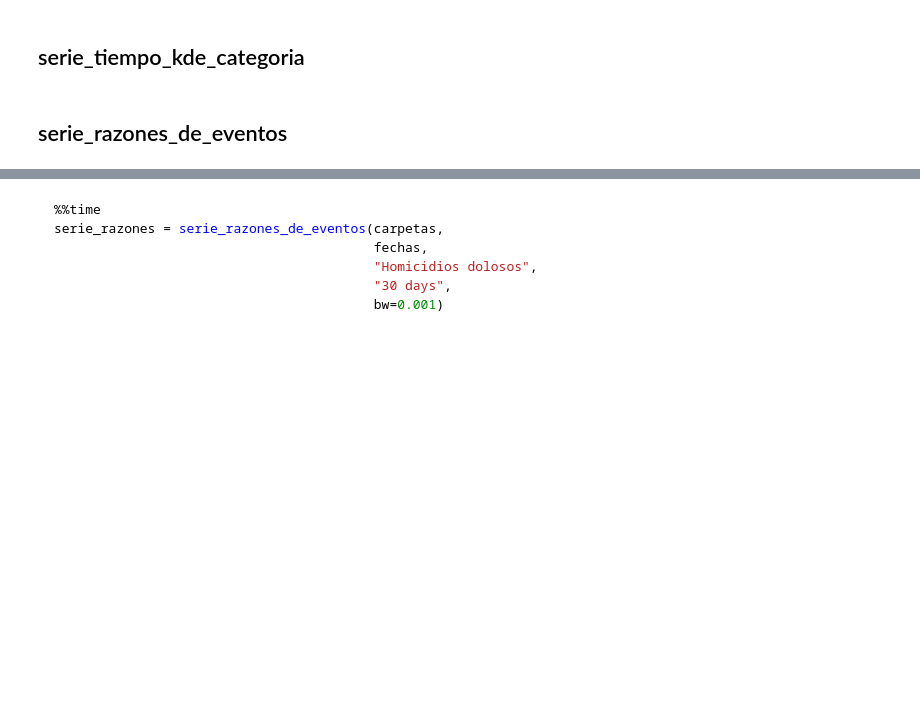
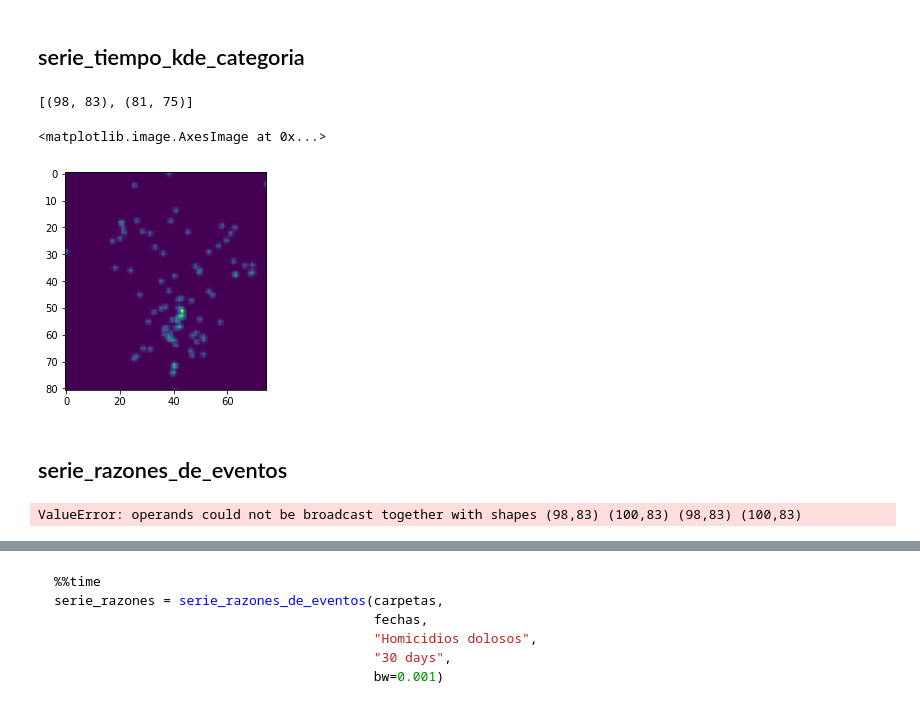
Before and after one commit to CentroGeo/criminologia_cdmx, a Jupyter notebook: 01_patrones_espacio_temporales.ipynb, the cells around one changed output, grey strips where cells are left out. Saved outputs shown, nothing was run; the diff lists cells and outputs as text; code cells hidden in the pictures; blank space fills up the shorter version.

```diff
--- a/01_patrones_espacio_temporales.ipynb
+++ b/01_patrones_espacio_temporales.ipynb
@@ -92,20 +150,20 @@ ax.plot_surface(xx, yy, zz,cmap='viridis', edgecolor='none')
 ## serie_tiempo_kde_categoria
 # %%
 # export
-def serie_tiempo_kde_categoria(carpetas, fechas, categorias, offset,
-                               grid_search={'bandwidth': np.linspace(0.001, 0.1, 20)},
-                               bw=None,
-                               **kwargs):
-    """Ajusta kdes egregando los datos sobre cada categoria e intervalo de fecha.
+def serie_tiempo_kde_categoria(carpetas, fechas, categorias, offset, size,
+                               grid_search={'bandwidth': np.linspace(10, 10000, 100)},
+                               bw=None):
+    """ Ajusta kdes egregando los datos sobre cada categoria e intervalo de fecha.
 
-       parameters:
-       carpetas: Las carpetas de investigación (preprocesadas)
-       fechas: lista de fechas con los extremos de los intervalos
-       categorias: Lista de categorías para calcular el KDE
-       offset: intervalo para agregar antes de la primera fecha, p.ej: "30 days" si los intervalos son mensuales
-       grid_search: {'bandwidth': np.linspace(0.001, 0.1, 100)} valores para ajustar el bandwidth (se usa sólo si bandwidth es nulo)
-       bandwidth: Si no se especifica grid_search, se tiene que dar un valor de bandwidth
-       **kwargs: argumentos extra que se pasan a `kde2D`
+       Args:
+           carpetas: Las carpetas de investigación (preprocesadas)
+           fechas: lista de fechas con los extremos de los intervalos
+           categorias: Lista de categorías para calcular el KDE
+           offset: intervalo para agregar antes de la primera fecha, p.ej: "30 days" si los intervalos son mensuales
+           size (float): Tamaño de la celda (en las unidades de la proyección)
+           grid_search: {'bandwidth': np.linspace(0.001, 0.1, 100)} valores para ajustar el bandwidth (se usa sólo si bandwidth es nulo)
+           bandwidth: Si no se especifica grid_search, se tiene que dar un valor de bandwidth
+           **kwargs: argumentos extra que se pasan a `kde2D`
 
        returns:
        (xx, yy) [zz]: la tupla (xx, yy) es el grid común de los kdes, la lista contiene los valores de z para cada intervalo
@@ -113,25 +171,36 @@ def serie_tiempo_kde_categoria(carpetas, fechas, categorias, offset,
     kdes = []
     fecha_inicio = fechas[0] - pd.to_timedelta(offset)
     for i, fecha in enumerate(fechas):
+        # TODO: paralelizar este loop
         if i == 0:
-            datos_intervalo = carpetas.loc[(carpetas['fecha_hechos'].between(pd.to_datetime('1/1/2017'), fecha, inclusive='left')) &
+            datos_intervalo = carpetas.loc[(carpetas['fecha_hechos'].between(fecha_inicio, fecha, inclusive='left')) &
                                            (carpetas['categoria'].isin(categorias))]
         else:
             datos_intervalo = carpetas.loc[(carpetas['fecha_hechos'].between(fechas[i-1], fecha, inclusive='left')) &
                                            (carpetas['categoria'].isin(categorias))]
-        x = datos_intervalo.geometry.x.to_numpy()
-        y = datos_intervalo.geometry.y.to_numpy()
         if bw is None:
-            bw = ajusta_bandwidth_kde(x, y, grid_search)
-        xx, yy, zz = kde2D(x, y, bw, **kwargs)
+            bw = ajusta_bandwidth_kde(datos_intervalo, size, grid_search)
+        xx, yy, zz = kde2D(datos_intervalo, bw, size)
         kdes.append(zz)
     return xx, yy, kdes
 # %%
 carpetas = get_historico_carpetas()
 carpetas = agregar_categorias_carpetas(carpetas)
-fechas = pd.date_range(start='1/1/2019', end='3/1/2019', freq='M').to_list()
-xx, yy, kdes = serie_tiempo_kde_categoria(carpetas, fechas, ["Homicidios dolosos"], "30 days", bw=0.001)
+carpetas = carpetas.to_crs(32614)
+fechas = pd.date_range(start='1/1/2020', end='3/1/2020', freq='M').to_list()
+xx, yy, kdes = serie_tiempo_kde_categoria(carpetas, fechas,
+                                          ["Homicidios dolosos"], "30 days", 500, bw=300)
 assert type(kdes[0]) == np.ndarray
+# %%
+l = [a.shape for a in kdes]
+l
+# %% [output]
+[(98, 83), (81, 75)]
+# %%
+plt.imshow(kdes[1])
+# %% [output]
+<matplotlib.image.AxesImage at 0x...>
+[figure, added]
 # %% [markdown]
 ## serie_razones_de_eventos
 # %%
@@ -147,0 +224,9 @@ def serie_razones_de_eventos(carpetas, fechas, categoria, offset, **kwargs):
+# %%
+serie_razones = serie_razones_de_eventos(carpetas,
+                                         fechas,
+                                         "Homicidios dolosos",
+                                         "30 days",
+                                         500,
+                                         bw)
+# %% [output]
+ValueError: operands could not be broadcast together with shapes (98,83) (100,83) (98,83) (100,83)
```
Also changed, not shown: parts of 20 cells of this notebook, 3 other files.
